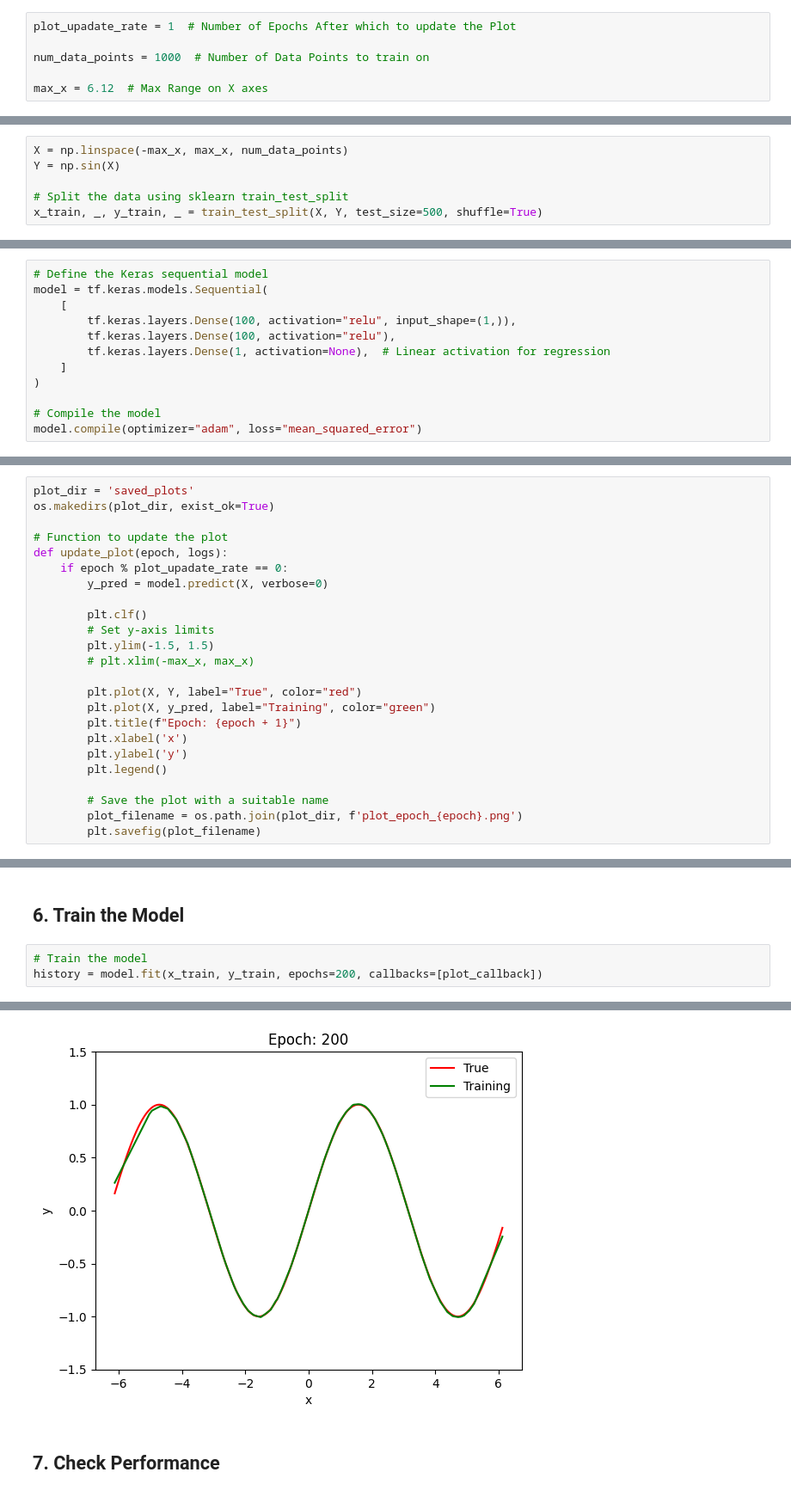
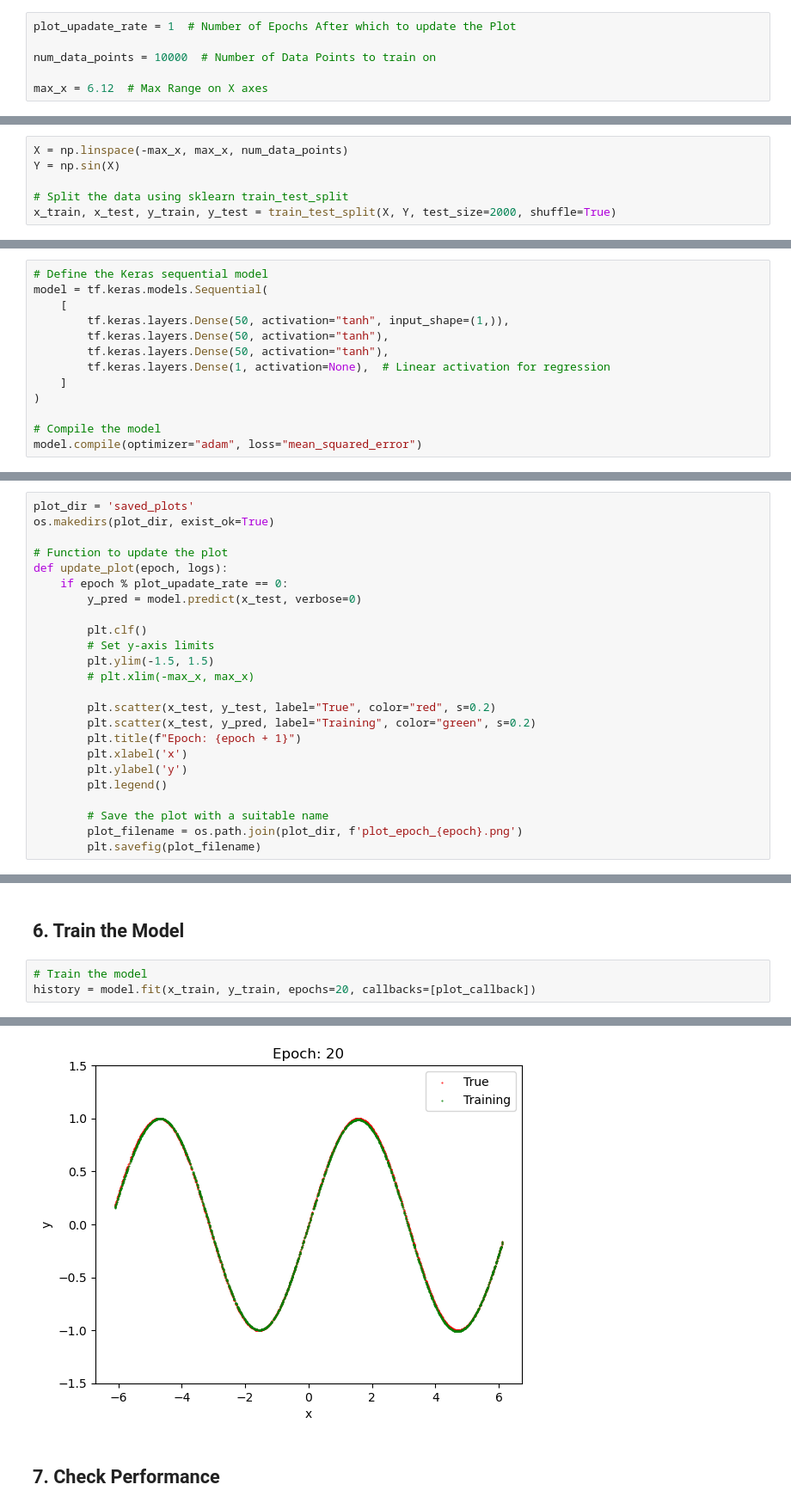
Before and after one commit to syedtaha22/Sine-Approximation-NN, a Jupyter notebook: sine_function_nn.ipynb, the cells around one changed output, grey strips where cells are left out. Shown: that part at 86% size. Saved outputs shown, nothing was run; the diff lists cells and outputs as text.

Commit message:
Update model Architecture
Add another Dense Layer with 50 Units and changes activations too tanh

```diff
--- a/sine_function_nn.ipynb
+++ b/sine_function_nn.ipynb
@@ -12,7 +12,7 @@ from sklearn.model_selection import train_test_split
 # %%
 plot_upadate_rate = 1  # Number of Epochs After which to update the Plot
 
-num_data_points = 1000  # Number of Data Points to train on
+num_data_points = 10000  # Number of Data Points to train on
 
 max_x = 6.12  # Max Range on X axes
 # %% [markdown]
@@ -22,15 +22,16 @@ X = np.linspace(-max_x, max_x, num_data_points)
 Y = np.sin(X)
 
 # Split the data using sklearn train_test_split
-x_train, _, y_train, _ = train_test_split(X, Y, test_size=500, shuffle=True)
+x_train, x_test, y_train, y_test = train_test_split(X, Y, test_size=2000, shuffle=True)
 # %% [markdown]
 ## 4. Define the Model
 # %%
 # Define the Keras sequential model
 model = tf.keras.models.Sequential(
     [
-        tf.keras.layers.Dense(100, activation="relu", input_shape=(1,)),
-        tf.keras.layers.Dense(100, activation="relu"),
+        tf.keras.layers.Dense(50, activation="tanh", input_shape=(1,)),
+        tf.keras.layers.Dense(50, activation="tanh"),
+        tf.keras.layers.Dense(50, activation="tanh"),
         tf.keras.layers.Dense(1, activation=None),  # Linear activation for regression
     ]
 )
@@ -46,15 +47,15 @@ os.makedirs(plot_dir, exist_ok=True)
 # Function to update the plot
 def update_plot(epoch, logs):
     if epoch % plot_upadate_rate == 0:
-        y_pred = model.predict(X, verbose=0)
+        y_pred = model.predict(x_test, verbose=0)
 
         plt.clf()
         # Set y-axis limits
         plt.ylim(-1.5, 1.5)
         # plt.xlim(-max_x, max_x)
 
-        plt.plot(X, Y, label="True", color="red")
-        plt.plot(X, y_pred, label="Training", color="green")
+        plt.scatter(x_test, y_test, label="True", color="red", s=0.2)
+        plt.scatter(x_test, y_pred, label="Training", color="green", s=0.2)
         plt.title(f"Epoch: {epoch + 1}")
         plt.xlabel('x')
         plt.ylabel('y')
@@ -70,5 +71,5 @@ plot_callback = tf.keras.callbacks.LambdaCallback(on_epoch_end=update_plot)
 ## 6. Train the Model
 # %%
 # Train the model
-history = model.fit(x_train, y_train, epochs=200, callbacks=[plot_callback])
+history = model.fit(x_train, y_train, epochs=20, callbacks=[plot_callback])
 # %% [output]
@@ -92,4 +93,4 @@ Epoch 200/200
-[figure, old version]
+[figure, new version]
 # %% [markdown]
 ## 7. Check Performance
 # %%
```
Also changed, not shown: parts of 3 cells of this notebook.
